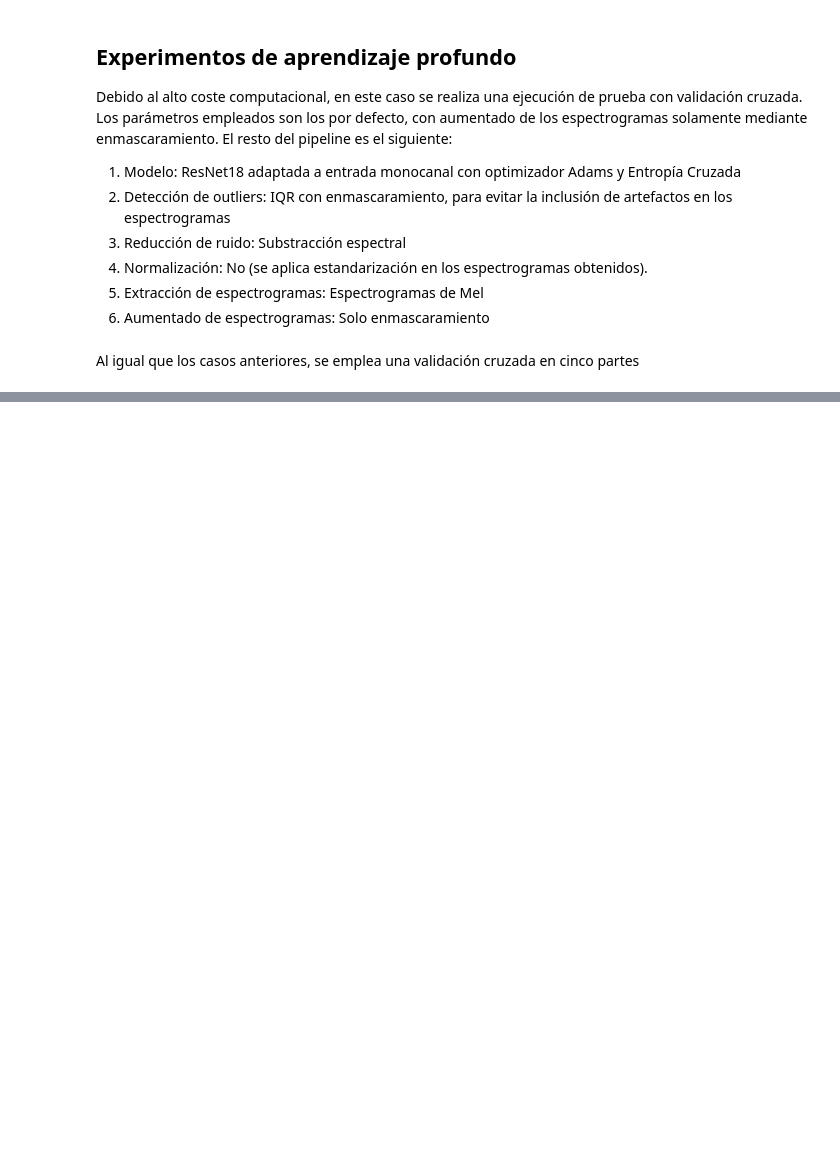
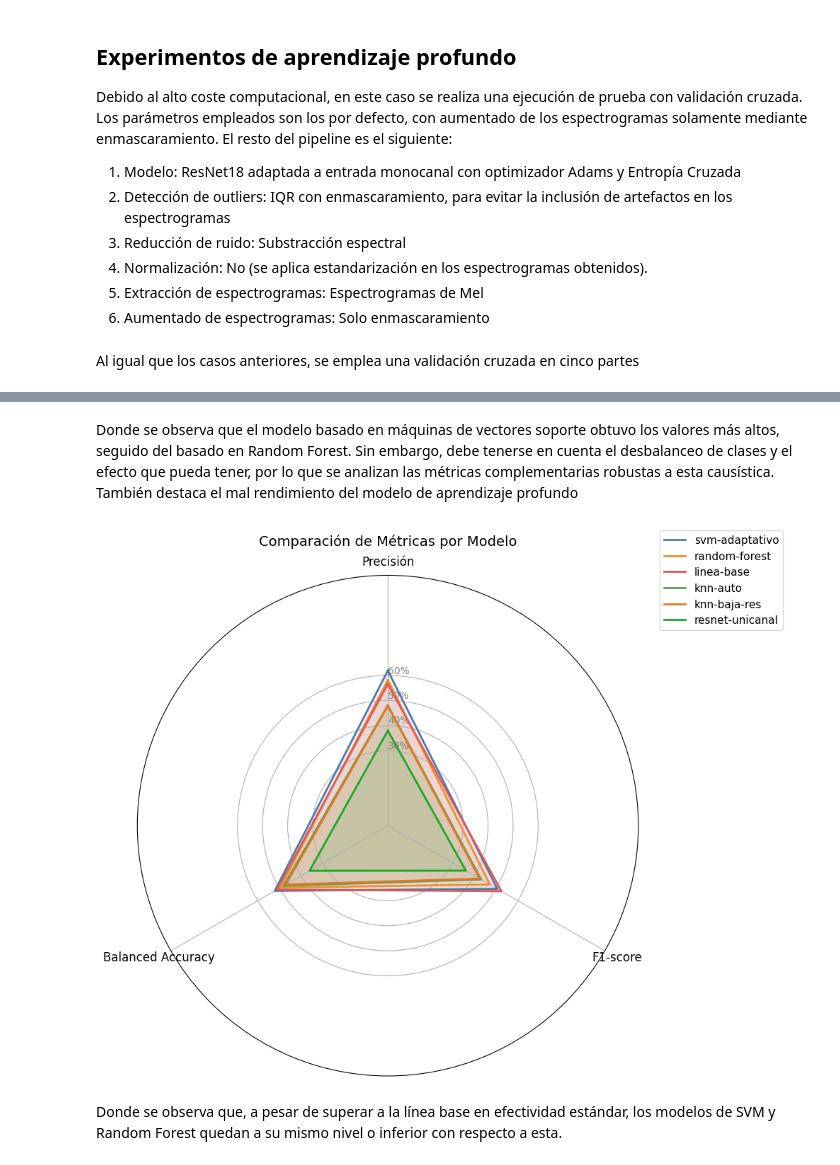
Before and after one commit to Xandor19/lasalle-sound-classification, a Jupyter notebook: experiments.ipynb, the cells around one changed output, grey strips where cells are left out. Saved outputs shown, nothing was run; the diff lists cells and outputs as text; code cells hidden in the pictures; blank space fills up the shorter version.

```diff
--- a/experiments.ipynb
+++ b/experiments.ipynb
@@ -412,0 +514,40 @@ A continuación se presentan los resultados para las métricas estudiadas
+# %% [markdown]
+Donde se observa que el modelo basado en máquinas de vectores soporte obtuvo los valores más altos, seguido del basado en Random Forest. Sin embargo, debe tenerse en cuenta el desbalanceo de clases y el efecto que pueda tener, por lo que se analizan las métricas complementarias robustas a esta causística. También destaca el mal rendimiento del modelo de aprendizaje profundo
+# %%
+from math import pi
+
+# Preparar datos
+categorias = ['mean_accuracy','mean_f1','mean_balanced_accuracy']
+N = len(categorias)
+angulos = [n / float(N) * 2 * pi for n in range(N)]
+angulos += angulos[:1]
+
+plt.figure(figsize=(10, 10))
+ax = plt.subplot(111, polar=True)
+ax.set_theta_offset(pi / 2)
+ax.set_theta_direction(-1)
+
+plt.xticks(angulos[:-1], ['Precisión', 'F1-score', 'Balanced Accuracy'], fontsize=12)
+ax.set_rlabel_position(0)
+plt.yticks([0.3, 0.4, 0.5, 0.6], ["30%","40%","50%", "60%"], color="grey", size=10)
+plt.ylim(0,1)
+
+# Colores para cada modelo
+colores = ['#4e79a7', '#f28e2b', '#e15759', '#59a14f', '#e17924', '#17a924']
+
+for idx, modelo in enumerate(df['modelo']):
+    valores = df.loc[modelo, categorias].tolist()
+    valores += valores[:1]
+    ax.plot(angulos, valores, linewidth=2, linestyle='solid',
+            label=modelo, color=colores[idx])
+    ax.fill(angulos, valores, alpha=0.1, color=colores[idx])
+
+plt.title('Comparación de Métricas por Modelo', pad=30, fontsize=14)
+plt.legend(loc='upper right', bbox_to_anchor=(1.3, 1.1), fontsize=11)
+plt.tight_layout()
+plt.savefig('radar_metricas.png', dpi=300)
+plt.show()
+# %% [output]
+[figure, added]
+# %% [markdown]
+Donde se observa que, a pesar de superar a la línea base en efectividad estándar, los modelos de SVM y Random Forest quedan a su mismo nivel o inferior con respecto a esta.
```
Also changed, not shown: parts of 6 cells of this notebook.
